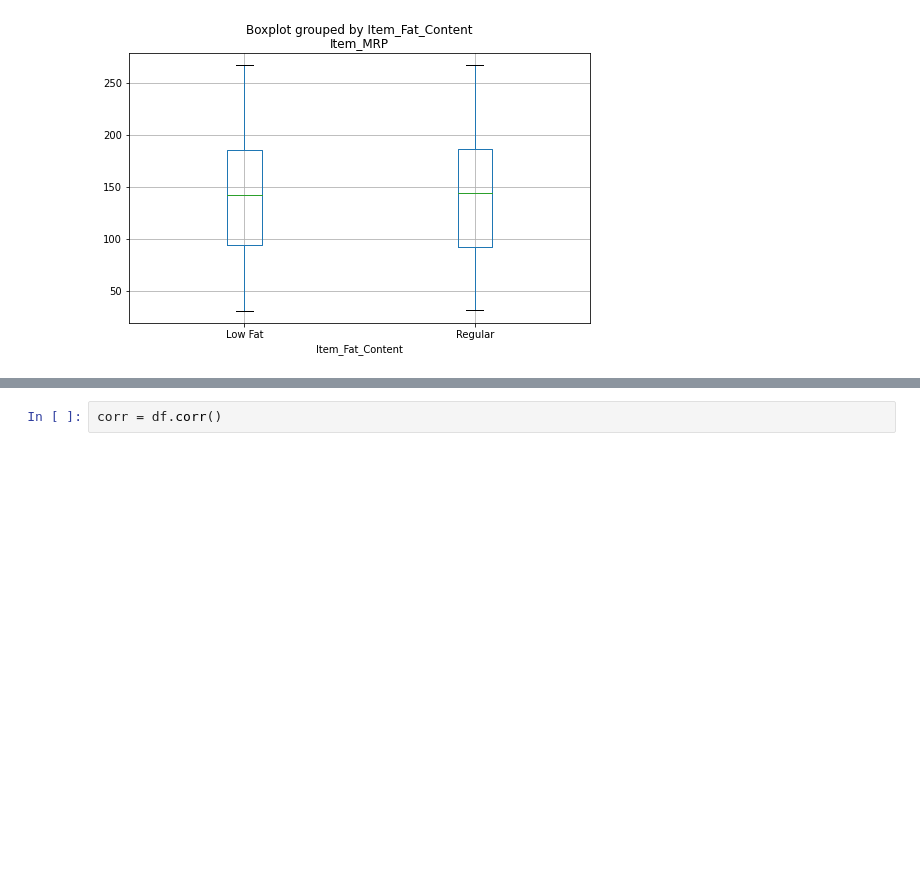
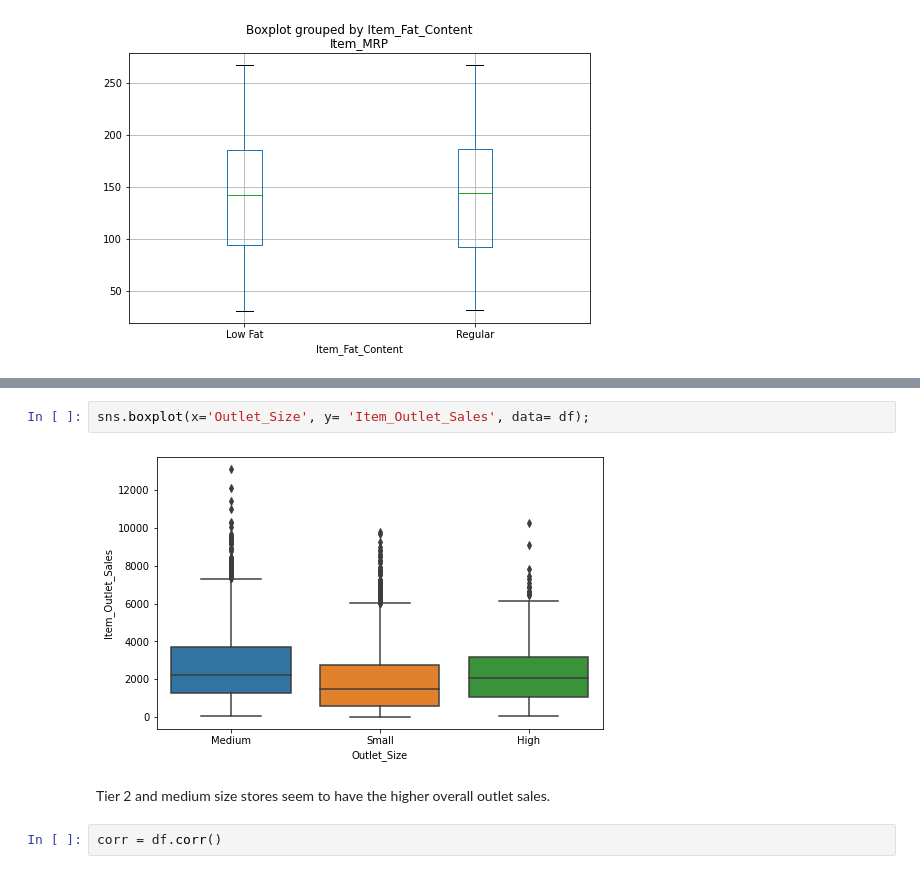
Before and after one commit to vinosraj/codingdojo-exercise, a Jupyter notebook: Project_1_Part_3.ipynb, the cells around one changed output, grey strips where cells are left out. Cells and saved outputs as stored; diff of their text form; blank space fills up the shorter version.

```diff
--- a/Project_1_Part_3.ipynb
+++ b/Project_1_Part_3.ipynb
@@ -440,3 +459,9 @@ df.boxplot(column='Item_MRP', by ='Item_Fat_Content');
+# %%
+sns.boxplot(x='Outlet_Size', y= 'Item_Outlet_Sales', data= df);
+# %% [output]
+[figure, added]
+# %% [markdown]
+Tier 2 and medium size stores seem to have the higher overall outlet sales.
 # %%
 corr = df.corr()
 # %%
```
Also changed, not shown: parts of 4 cells of this notebook.
